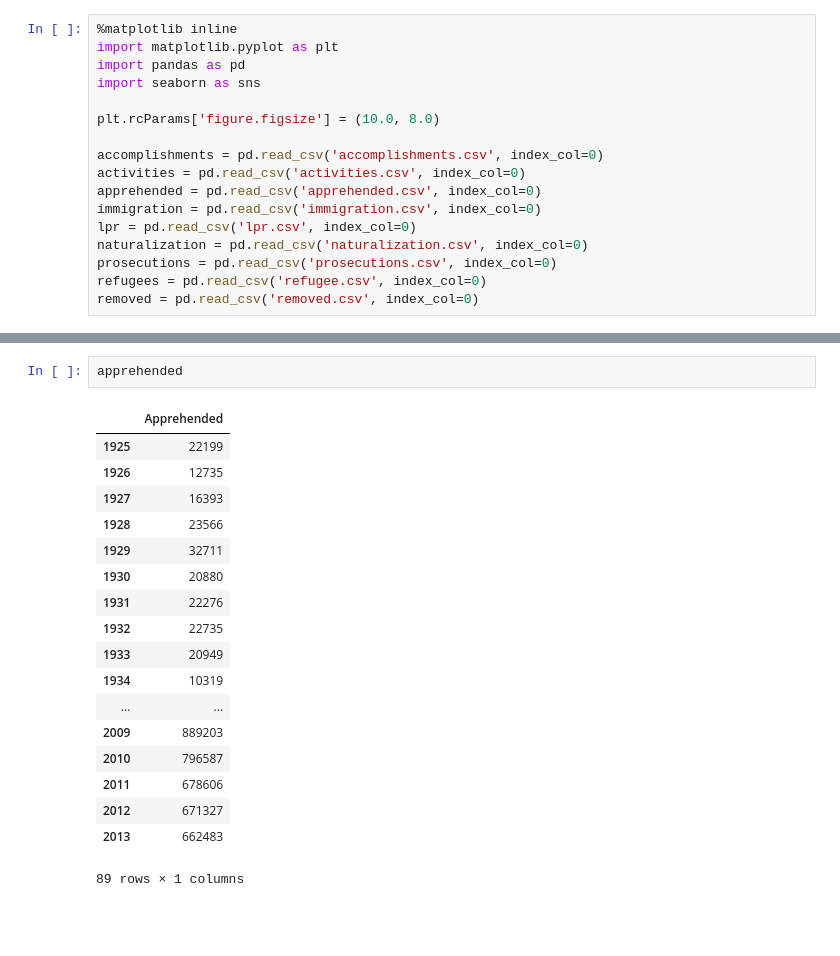
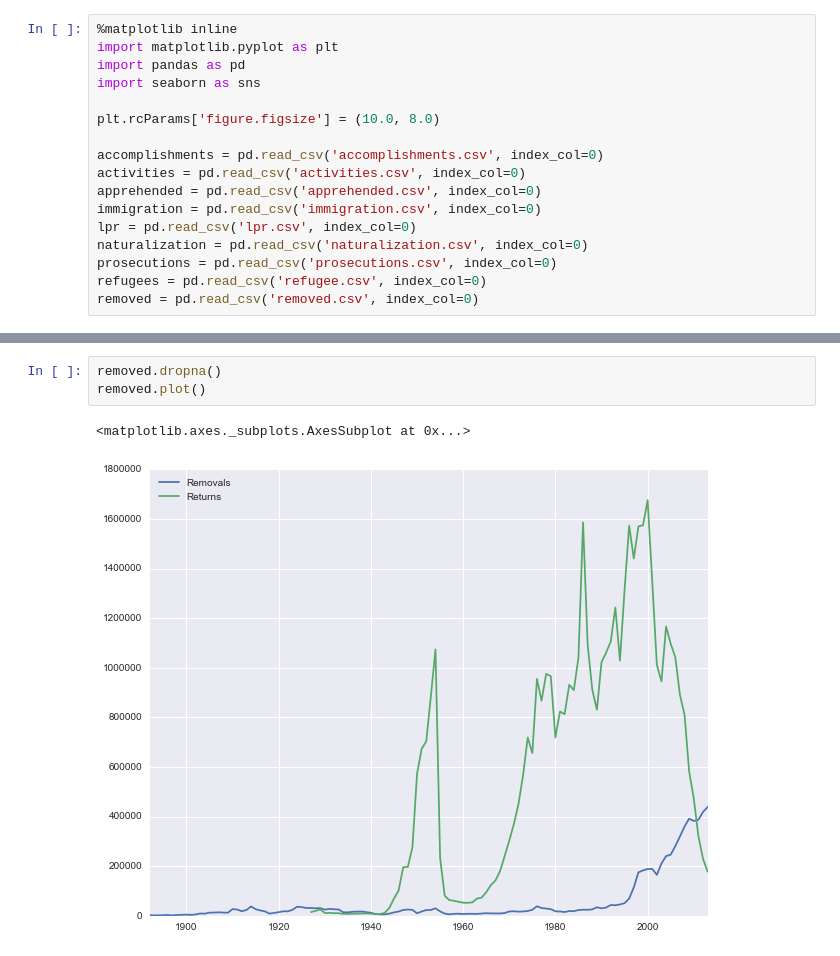
Before and after one commit to flymperopoulos/US-Immigration, a Jupyter notebook: Data/exploration.ipynb, the cells around one changed output, grey strips where cells are left out. Saved outputs shown, nothing was run; the diff lists cells and outputs as text; blank space fills up the shorter version.

```diff
--- a/Data/exploration.ipynb
+++ b/Data/exploration.ipynb
@@ -43,21 +43,6 @@ Note: The "immigration" dataset becomes the "obtained legal permanent resident s
-# %%
-apprehended
-# %% [output]
-|  | Apprehended |
-| 1925 | 22199 |
-| 1926 | 12735 |
-| 1927 | 16393 |
-| 1928 | 23566 |
-| 1929 | 32711 |
-| 1930 | 20880 |
-| 1931 | 22276 |
-| 1932 | 22735 |
-| 1933 | 20949 |
-| 1934 | 10319 |
-| ... | ... |
-| 2009 | 889203 |
-| 2010 | 796587 |
-| 2011 | 678606 |
-| 2012 | 671327 |
-| 2013 | 662483 |
-89 rows × 1 columns
+# %%
+removed.dropna()
+removed.plot()
+# %% [output]
+<matplotlib.axes._subplots.AxesSubplot at 0x...>
+[figure, added]
```
Also changed, not shown: parts of 6 cells of this notebook, 1 other file.
